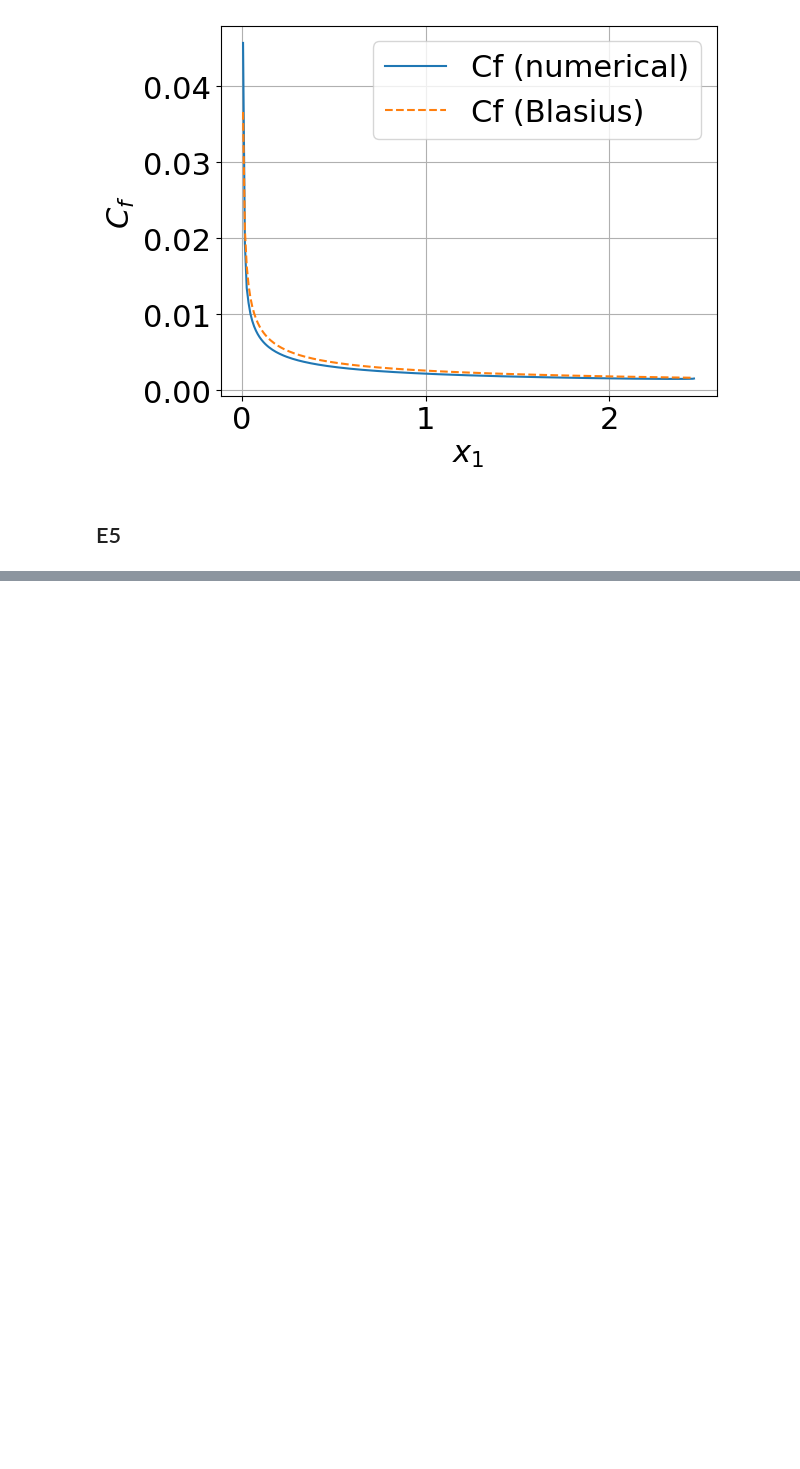
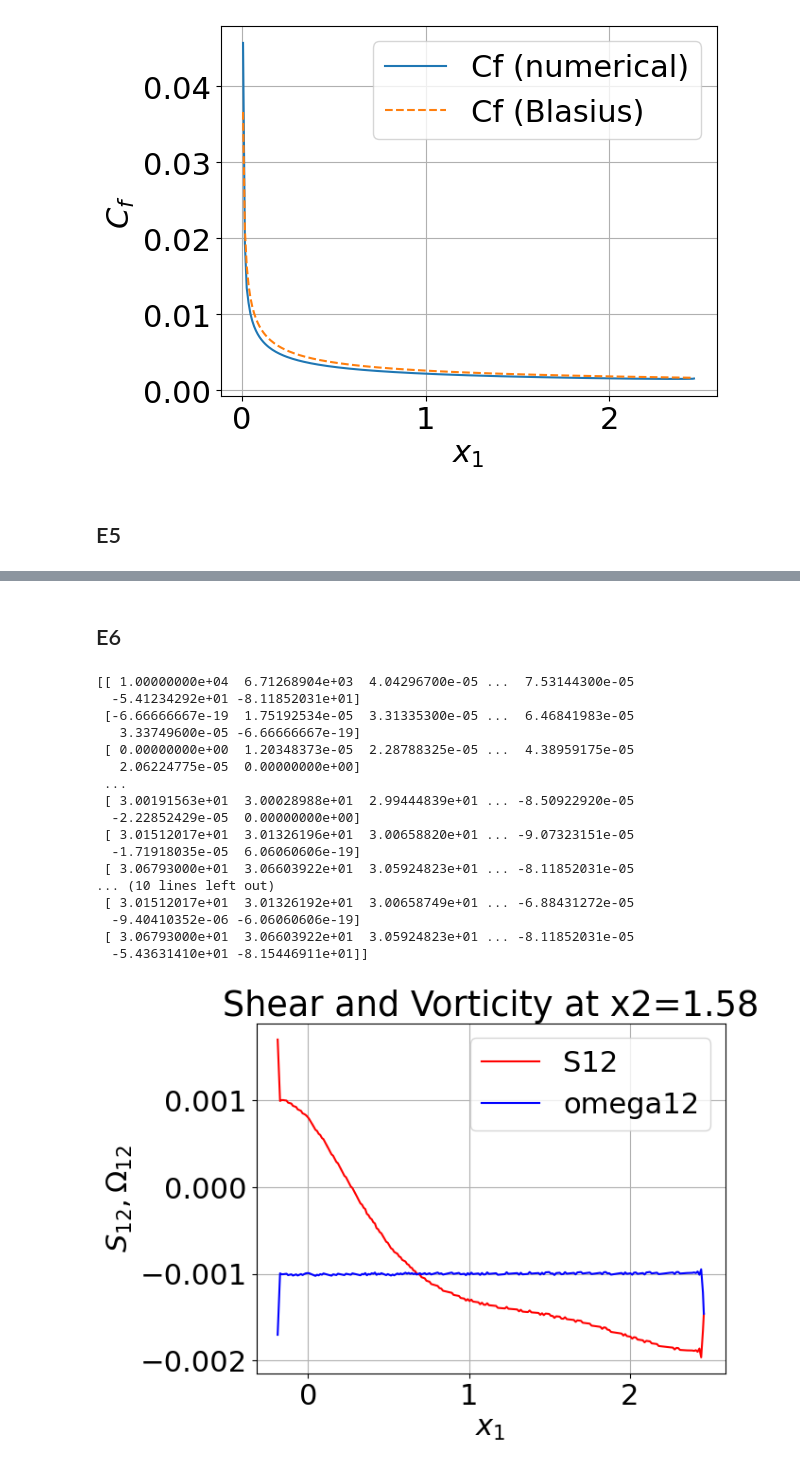
Before and after one commit to MartinStjernkvist/Applied-Mechanics, a Jupyter notebook: TME226/Assignment_1.ipynb, the cells around one changed output, grey strips where cells are left out. Saved outputs shown, nothing was run; the diff lists cells and outputs as text; code cells hidden in the pictures; blank space fills up the shorter version.

```diff
--- a/TME226/Assignment_1.ipynb
+++ b/TME226/Assignment_1.ipynb
@@ -333,0 +300,65 @@ plt.show()
+# %% [markdown]
+## E6
+# %%
+S12 = 0.5 * (dudy + dvdx)
+omega12 = 0.5 * (dudy - dvdx)
+
+print(S12)
+print(omega12)
+
+i = 170
+
+plt.figure()
+plt.plot(xp, S12[:,i], 'r-', label='S12')
+plt.plot(xp, omega12[:,i], 'b-', label='omega12')
+plt.title('Shear and Vorticity at x2=1.58')
+plt.xlabel('$x_1$')
+plt.ylabel('$S_{12}, \\Omega_{12}$')
+plt.legend()
+plt.grid(True)
+plt.show()
+
+i = 85
+
+plt.figure()
+plt.plot(xp, S12[:,i], 'r-', label='S12')
+plt.plot(xp, omega12[:,i], 'b-', label='omega12')
+plt.title('Shear and Vorticity at x2=0.66')
+plt.xlabel('$x_1$')
+plt.ylabel('$S_{12}, \\Omega_{12}$')
+plt.legend()
+plt.grid(True)
+plt.show()
+
+i = 5
+
+plt.figure()
+plt.plot(xp, S12[:,i], 'r-', label='S12')
+plt.plot(xp, omega12[:,i], 'b-', label='omega12')
+plt.title('Shear and Vorticity at x2=0.66')
+plt.xlabel('$x_1$')
+plt.ylabel('$S_{12}, \\Omega_{12}$')
+plt.legend()
+plt.grid(True)
+plt.show()
+
+# X2 (y) value is incorrect, need to be calculated based on given height and amount of elements.
+# %% [output]
+[[ 1.00000000e+04  6.71268904e+03  4.04296700e-05 ...  7.53144300e-05
+  -5.41234292e+01 -8.11852031e+01]
+ [-6.66666667e-19  1.75192534e-05  3.31335300e-05 ...  6.46841983e-05
+   3.33749600e-05 -6.66666667e-19]
+ [ 0.00000000e+00  1.20348373e-05  2.28788325e-05 ...  4.38959175e-05
+   2.06224775e-05  0.00000000e+00]
+ ...
+ [ 3.00191563e+01  3.00028988e+01  2.99444839e+01 ... -8.50922920e-05
+  -2.22852429e-05  0.00000000e+00]
+ [ 3.01512017e+01  3.01326196e+01  3.00658820e+01 ... -9.07323151e-05
+  -1.71918035e-05  6.06060606e-19]
+ [ 3.06793000e+01  3.06603922e+01  3.05924823e+01 ... -8.11852031e-05
+... (10 lines left out)
+ [ 3.01512017e+01  3.01326192e+01  3.00658749e+01 ... -6.88431272e-05
+  -9.40410352e-06 -6.06060606e-19]
+ [ 3.06793000e+01  3.06603922e+01  3.05924823e+01 ... -8.11852031e-05
+  -5.43631410e+01 -8.15446911e+01]]
+[figure, added]
```
Also changed, not shown: parts of 4 cells of this notebook.
